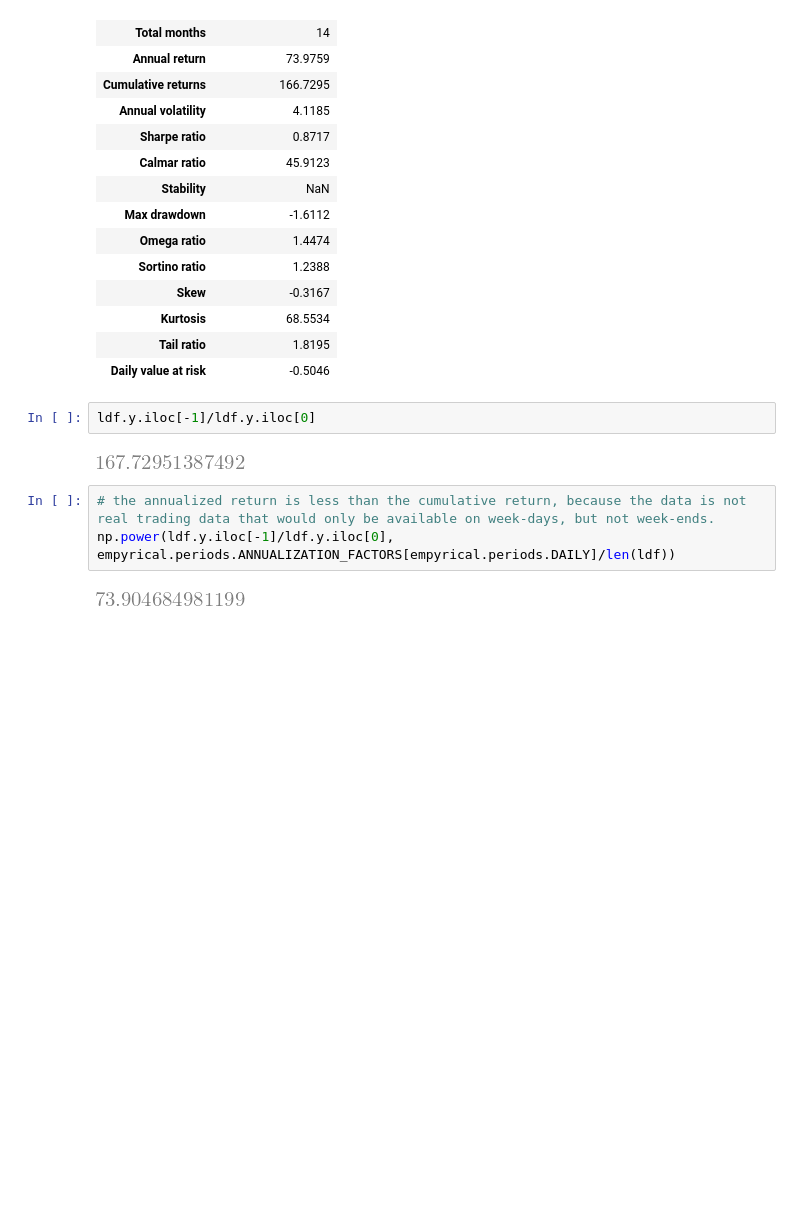
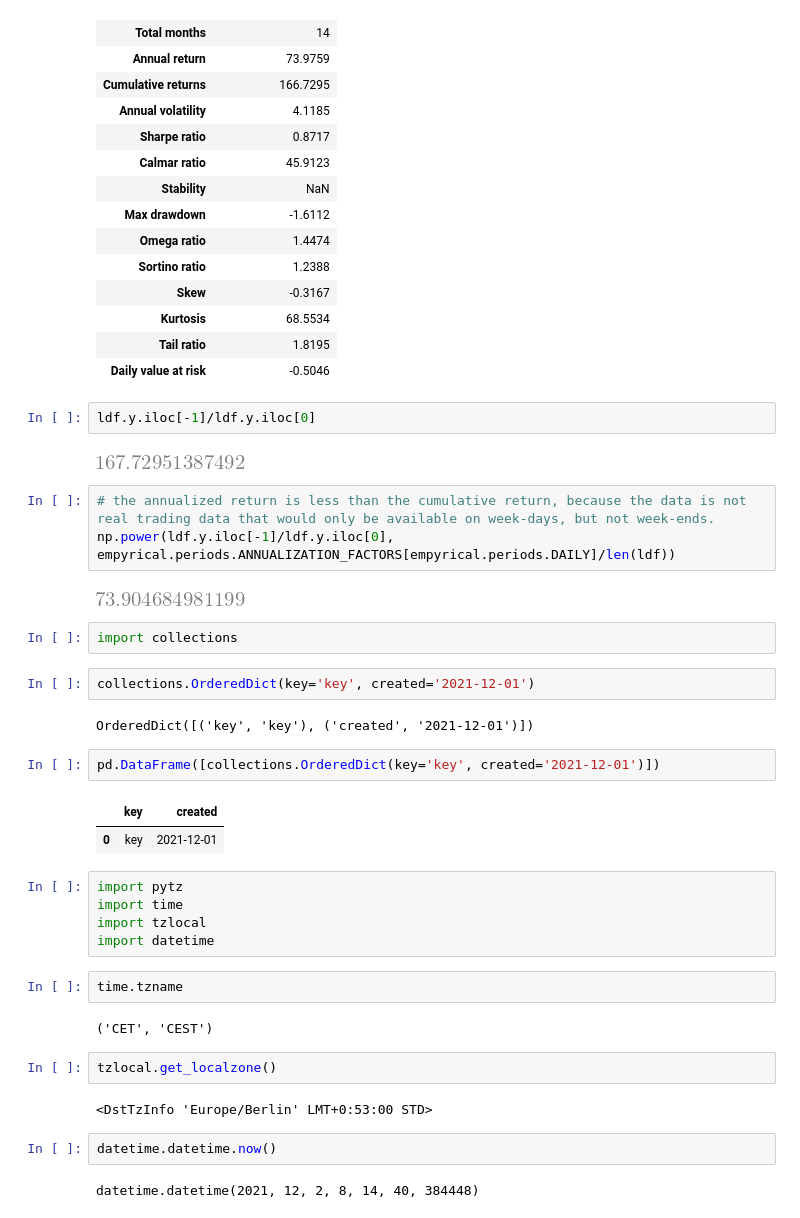
Before and after one commit to cs224/jupyter-docker-hello-world, a Jupyter notebook: 0000-template-standard.ipynb, the cells around one changed output. Cells and saved outputs as stored; diff of their text form; blank space fills up the shorter version.

```diff
--- a/0000-template-standard.ipynb
+++ b/0000-template-standard.ipynb
@@ -501,3 +501,31 @@ ldf.y.iloc[-1]/ldf.y.iloc[0]
 np.power(ldf.y.iloc[-1]/ldf.y.iloc[0], empyrical.periods.ANNUALIZATION_FACTORS[empyrical.periods.DAILY]/len(ldf))
 # %% [output]
 [figure]
+# %%
+import collections
+# %%
+collections.OrderedDict(key='key', created='2021-12-01')
+# %% [output]
+OrderedDict([('key', 'key'), ('created', '2021-12-01')])
+# %%
+pd.DataFrame([collections.OrderedDict(key='key', created='2021-12-01')])
+# %% [output]
+|  | key | created |
+| 0 | key | 2021-12-01 |
+# %%
+import pytz
+import time
+import tzlocal
+import datetime
+# %%
+time.tzname
+# %% [output]
+('CET', 'CEST')
+# %%
+tzlocal.get_localzone()
+# %% [output]
+<DstTzInfo 'Europe/Berlin' LMT+0:53:00 STD>
+# %%
+datetime.datetime.now()
+# %% [output]
+datetime.datetime(2021, 12, 2, 8, 14, 40, 384448)
```
Also changed, not shown: parts of 6 cells of this notebook.
